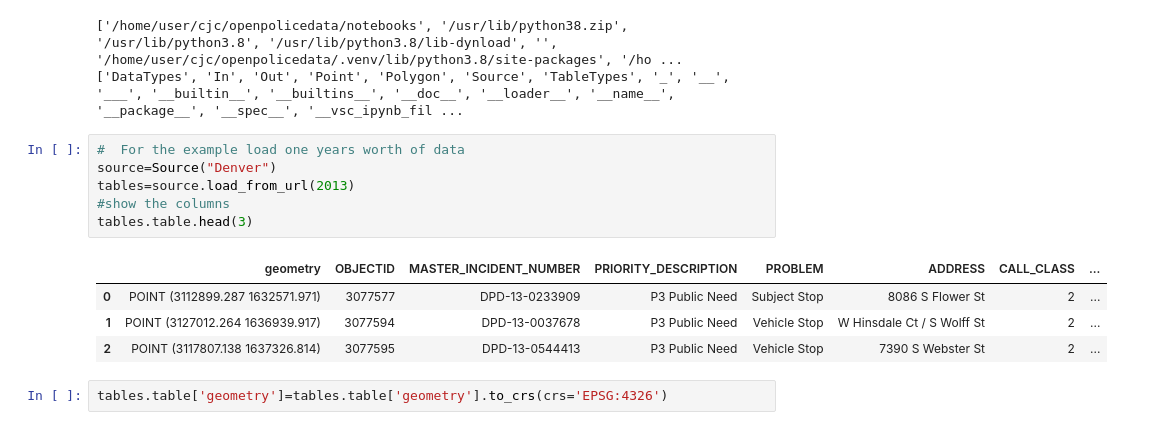
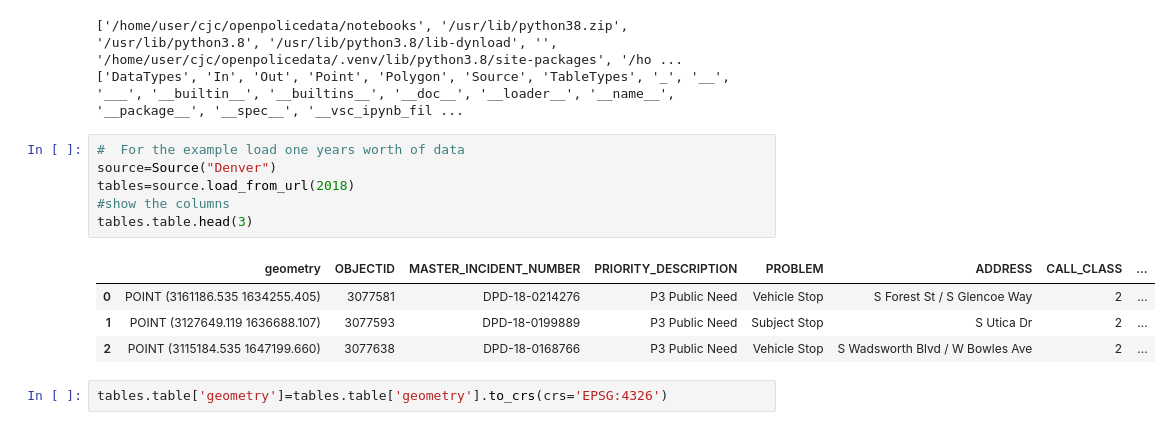
Before and after one commit to openpolicedata/openpolicedata, a Jupyter notebook: notebooks/ex_plotting_data.ipynb, the cells around one changed output. Cells and saved outputs as stored; diff of their text form.

```diff
--- a/notebooks/ex_plotting_data.ipynb
+++ b/notebooks/ex_plotting_data.ipynb
@@ -21,14 +21,14 @@ print(dir())
 # %%
 #  For the example load one years worth of data
 source=Source("Denver")
-tables=source.load_from_url(2013)
+tables=source.load_from_url(2018)
 #show the columns
 tables.table.head(3)
 # %% [output]
 |  | geometry | OBJECTID | MASTER_INCIDENT_NUMBER | PRIORITY_DESCRIPTION | PROBLEM | ADDRESS | CALL_CLASS | ... |
-| 0 | POINT (3112899.287 1632571.971) | 3077577 | DPD-13-0233909 | P3 Public Need | Subject Stop | 8086 S Flower St | 2 | ... |
-| 1 | POINT (3127012.264 1636939.917) | 3077594 | DPD-13-0037678 | P3 Public Need | Vehicle Stop | W Hinsdale Ct / S Wolff St | 2 | ... |
-| 2 | POINT (3117807.138 1637326.814) | 3077595 | DPD-13-0544413 | P3 Public Need | Vehicle Stop | 7390 S Webster St | 2 | ... |
+| 0 | POINT (3161186.535 1634255.405) | 3077581 | DPD-18-0214276 | P3 Public Need | Vehicle Stop | S Forest St / S Glencoe Way | 2 | ... |
+| 1 | POINT (3127649.119 1636688.107) | 3077593 | DPD-18-0199889 | P3 Public Need | Subject Stop | S Utica Dr | 2 | ... |
+| 2 | POINT (3115184.535 1647199.660) | 3077638 | DPD-18-0168766 | P3 Public Need | Vehicle Stop | S Wadsworth Blvd / W Bowles Ave | 2 | ... |
 # %%
 tables.table['geometry']=tables.table['geometry'].to_crs(crs='EPSG:4326')
 # %%
```
